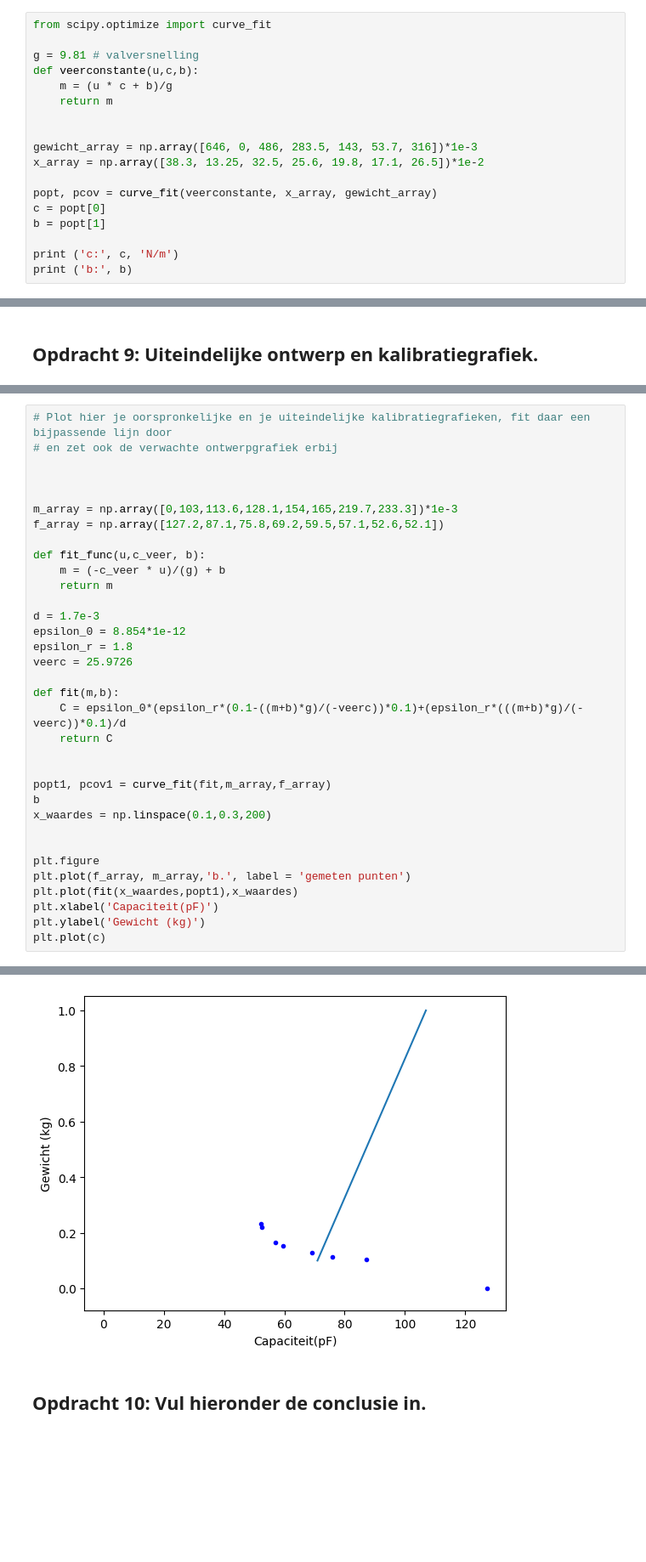
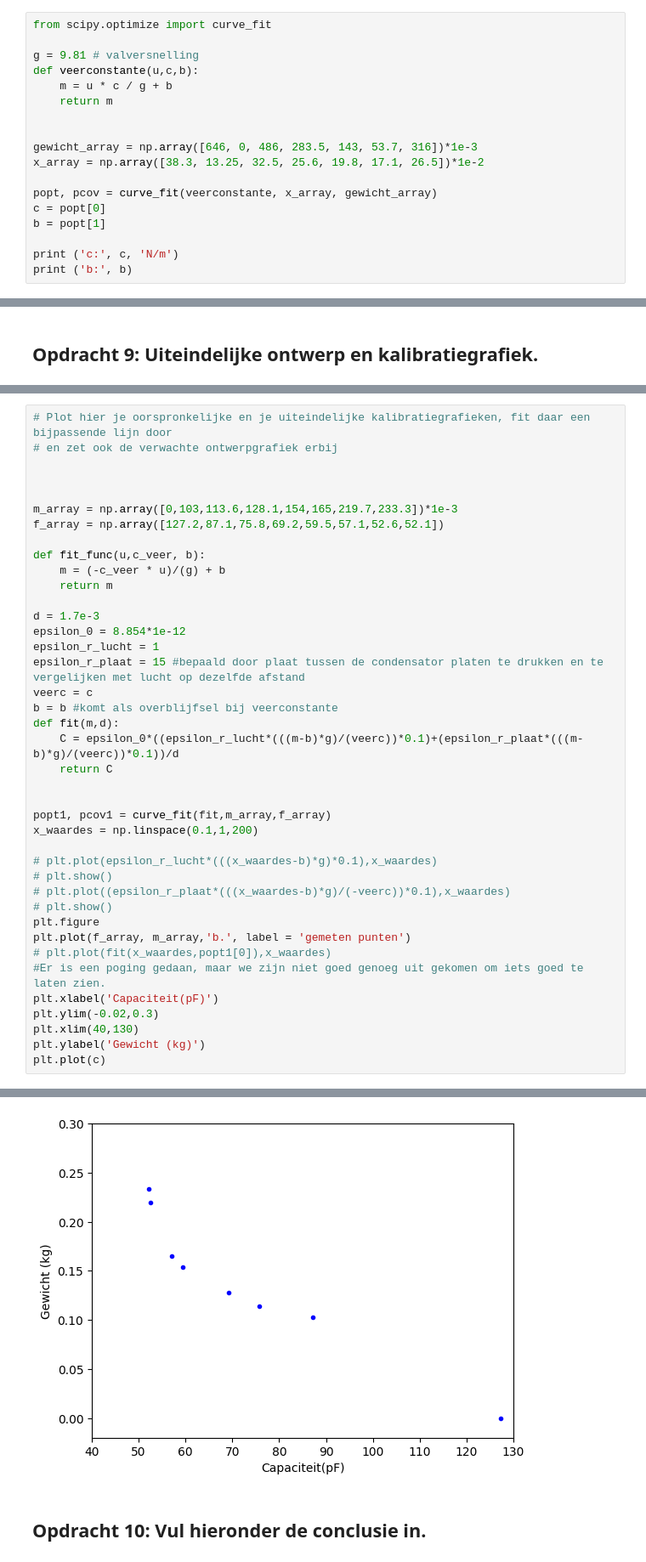
Before and after one commit to Rune-TuDelft/opdrachten-DEF-D, a Jupyter notebook: FysiekeOntwerpopdrachten/2OntwerpEenSensorCondensator/DEFOntwerpopdracht2OntwerpEenSensorInvulTemplate.ipynb, the cells around one changed output, grey strips where cells are left out. Shown at 85% size. Saved outputs shown, nothing was run; the diff lists cells and outputs as text; blank space fills up the shorter version.

```diff
--- a/FysiekeOntwerpopdrachten/2OntwerpEenSensorCondensator/DEFOntwerpopdracht2OntwerpEenSensorInvulTemplate.ipynb
+++ b/FysiekeOntwerpopdrachten/2OntwerpEenSensorCondensator/DEFOntwerpopdracht2OntwerpEenSensorInvulTemplate.ipynb
@@ -89,7 +89,7 @@ from scipy.optimize import curve_fit
 
 g = 9.81 # valversnelling
 def veerconstante(u,c,b):
-    m = (u * c + b)/g
+    m = u * c / g + b
     return m
 
 
@@ -246,40 +246,46 @@ Onze sensor kan nog verbetered worden door de volgende verbeteringen (minimaal 2
 # %%
 # Plot hier je oorspronkelijke en je uiteindelijke kalibratiegrafieken, fit daar een bijpassende lijn door
 # en zet ook de verwachte ontwerpgrafiek erbij
 
 
 
 m_array = np.array([0,103,113.6,128.1,154,165,219.7,233.3])*1e-3
 f_array = np.array([127.2,87.1,75.8,69.2,59.5,57.1,52.6,52.1])
 
 def fit_func(u,c_veer, b):
     m = (-c_veer * u)/(g) + b
     return m
 
 d = 1.7e-3
 epsilon_0 = 8.854*1e-12
-epsilon_r = 1.8
-veerc = 25.9726
-
-def fit(m,b):
-    C = epsilon_0*(epsilon_r*(0.1-((m+b)*g)/(-veerc))*0.1)+(epsilon_r*(((m+b)*g)/(-veerc))*0.1)/d
+epsilon_r_lucht = 1
+epsilon_r_plaat = 15 #bepaald door plaat tussen de condensator platen te drukken en te vergelijken met lucht op dezelfde afstand
+veerc = c
+b = b #komt als overblijfsel bij veerconstante
+def fit(m,d):
+    C = epsilon_0*((epsilon_r_lucht*(((m-b)*g)/(veerc))*0.1)+(epsilon_r_plaat*(((m-b)*g)/(veerc))*0.1))/d
     return C
 
 
 popt1, pcov1 = curve_fit(fit,m_array,f_array)
-b
-x_waardes = np.linspace(0.1,0.3,200)
+x_waardes = np.linspace(0.1,1,200)
 
-
+# plt.plot(epsilon_r_lucht*(((x_waardes-b)*g)*0.1),x_waardes)
+# plt.show()
+# plt.plot((epsilon_r_plaat*(((x_waardes-b)*g)/(-veerc))*0.1),x_waardes)
+# plt.show()
 plt.figure
 plt.plot(f_array, m_array,'b.', label = 'gemeten punten')
-plt.plot(fit(x_waardes,popt1),x_waardes)
+# plt.plot(fit(x_waardes,popt1[0]),x_waardes)
+#Er is een poging gedaan, maar we zijn niet goed genoeg uit gekomen om iets goed te laten zien.
 plt.xlabel('Capaciteit(pF)')
+plt.ylim(-0.02,0.3)
+plt.xlim(40,130)
 plt.ylabel('Gewicht (kg)')
 plt.plot(c)
 # %% [output]
 [<matplotlib.lines.Line2D at 0x...>]
-[figure, old version]
+[figure, new version]
 # %% [markdown]
 ## Opdracht 10: Vul hieronder de conclusie in.
 # %% [markdown]
```
Also changed, not shown: parts of 11 cells of this notebook, 1 other file.
